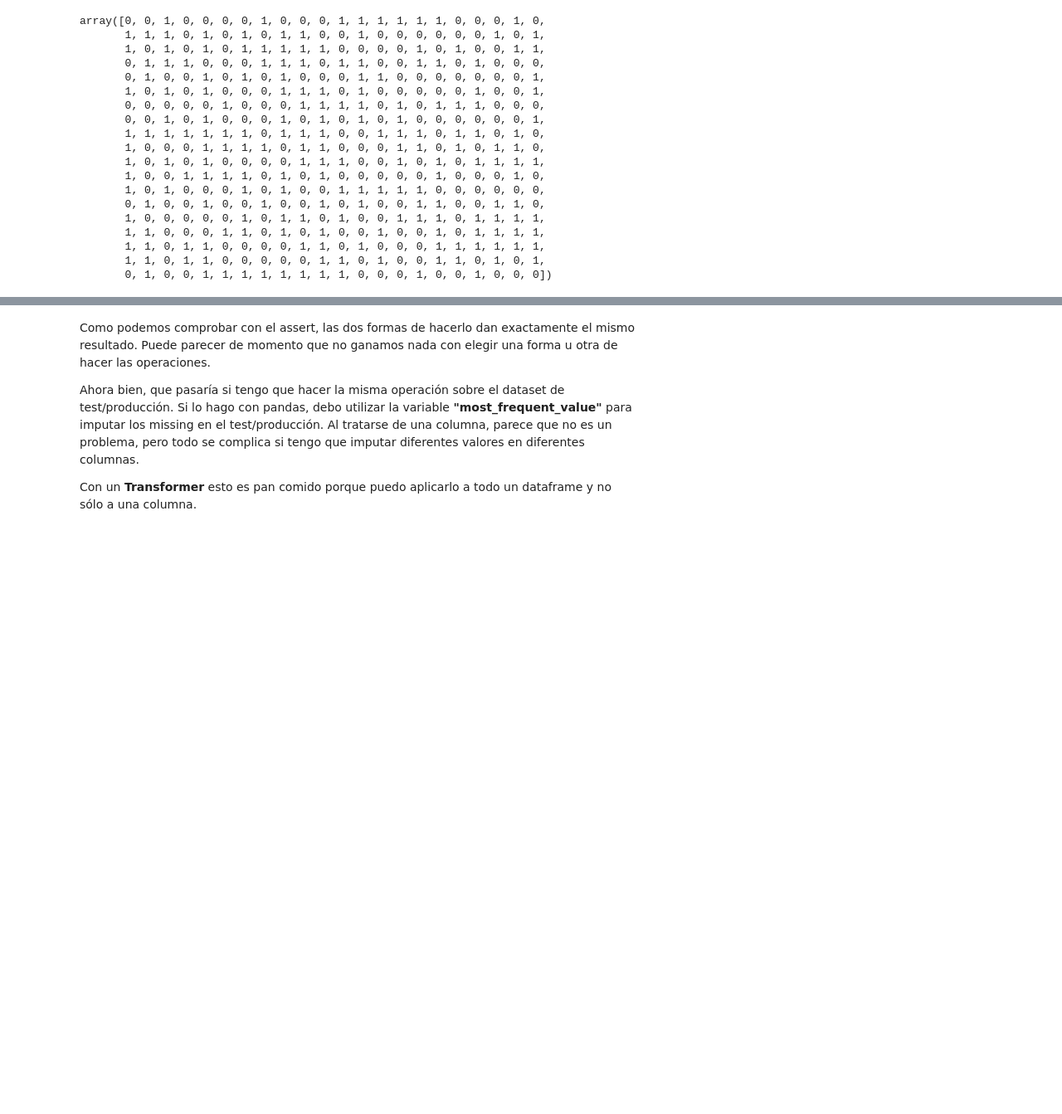
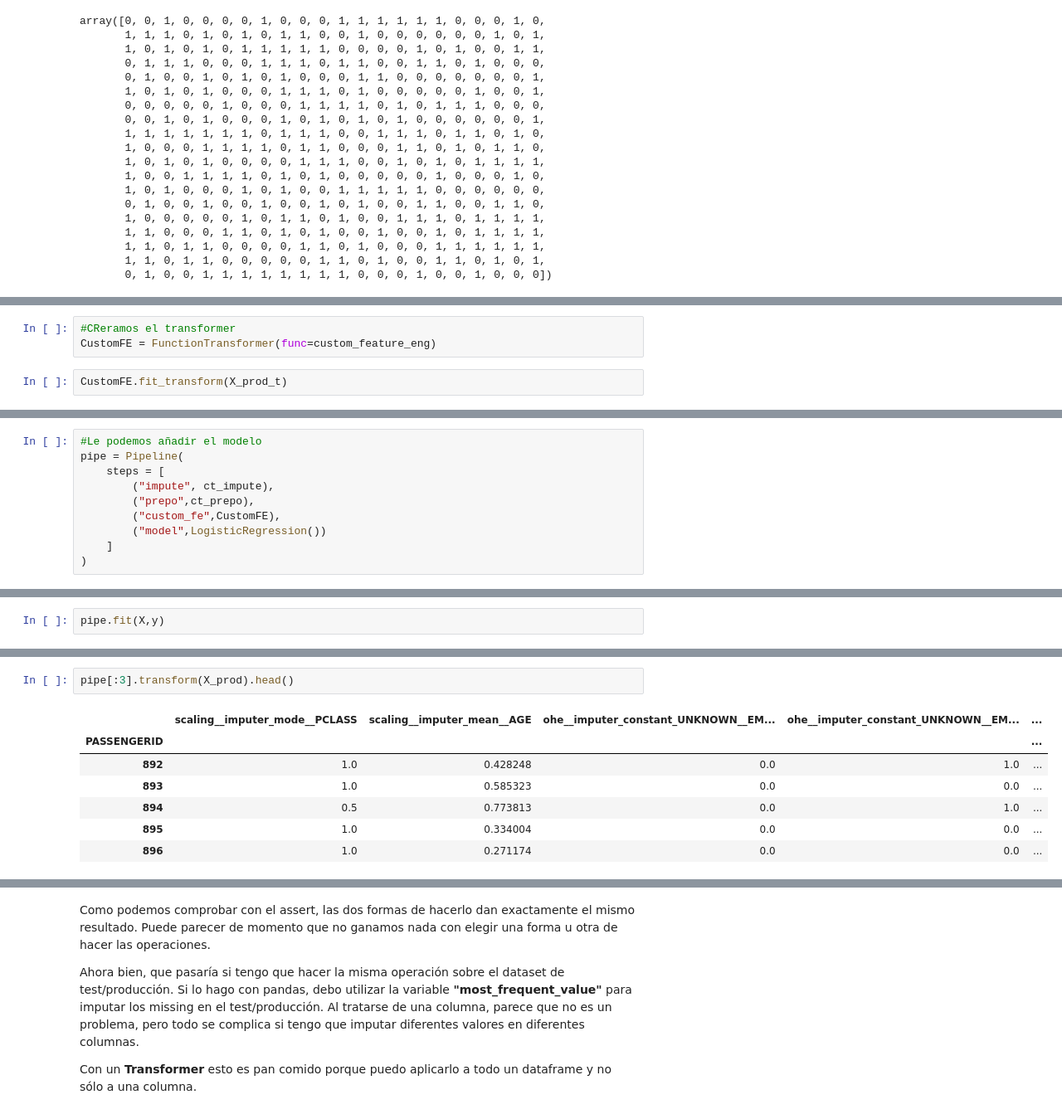
Before and after one commit to rulogar1234/nuclio-1, a Jupyter notebook: 1_BEST_PRACTICES_PANDAS_SKLEARN_1_2_CORE_CLASE_22022024_PARTE1_REPASO_EN_CASA.ipynb, the cells around one changed output, grey strips where cells are left out. Shown at 83% size. Saved outputs shown, nothing was run; the diff lists cells and outputs as text; blank space fills up the shorter version.

```diff
--- a/1_BEST_PRACTICES_PANDAS_SKLEARN_1_2_CORE_CLASE_22022024_PARTE1_REPASO_EN_CASA.ipynb
+++ b/1_BEST_PRACTICES_PANDAS_SKLEARN_1_2_CORE_CLASE_22022024_PARTE1_REPASO_EN_CASA.ipynb
@@ -1717,0 +1729,5 @@ array([0, 0, 1, 0, 0, 0, 0, 1, 0, 0, 0, 1, 1, 1, 1, 1, 1, 0, 0, 0, 1, 0,
+# %%
+#CReramos el transformer
+CustomFE = FunctionTransformer(func=custom_feature_eng)
+# %%
+CustomFE.fit_transform(X_prod_t)
@@ -1717,0 +1749,10 @@ array([0, 0, 1, 0, 0, 0, 0, 1, 0, 0, 0, 1, 1, 1, 1, 1, 1, 0, 0, 0, 1, 0,
+# %%
+#Le podemos añadir el modelo
+pipe = Pipeline(
+    steps = [
+        ("impute", ct_impute),
+        ("prepo",ct_prepo),
+        ("custom_fe",CustomFE),
+        ("model",LogisticRegression())
+    ]
+)
@@ -1717,0 +1779,2 @@ array([0, 0, 1, 0, 0, 0, 0, 1, 0, 0, 0, 1, 1, 1, 1, 1, 1, 0, 0, 0, 1, 0,
+# %%
+pipe.fit(X,y)
@@ -1717,0 +1799,10 @@ array([0, 0, 1, 0, 0, 0, 0, 1, 0, 0, 0, 1, 1, 1, 1, 1, 1, 0, 0, 0, 1, 0,
+# %%
+pipe[:3].transform(X_prod).head()
+# %% [output]
+|  | scaling__imputer_mode__PCLASS | scaling__imputer_mean__AGE | ohe__imputer_constant_UNKNOWN__EM... | ohe__imputer_constant_UNKNOWN__EM... | ... |
+| PASSENGERID |  |  |  |  | ... |
+| 892 | 1.0 | 0.428248 | 0.0 | 1.0 | ... |
+| 893 | 1.0 | 0.585323 | 0.0 | 0.0 | ... |
+| 894 | 0.5 | 0.773813 | 0.0 | 1.0 | ... |
+| 895 | 1.0 | 0.334004 | 0.0 | 0.0 | ... |
+| 896 | 1.0 | 0.271174 | 0.0 | 0.0 | ... |
```
Also changed, not shown: parts of 7 cells of this notebook.
